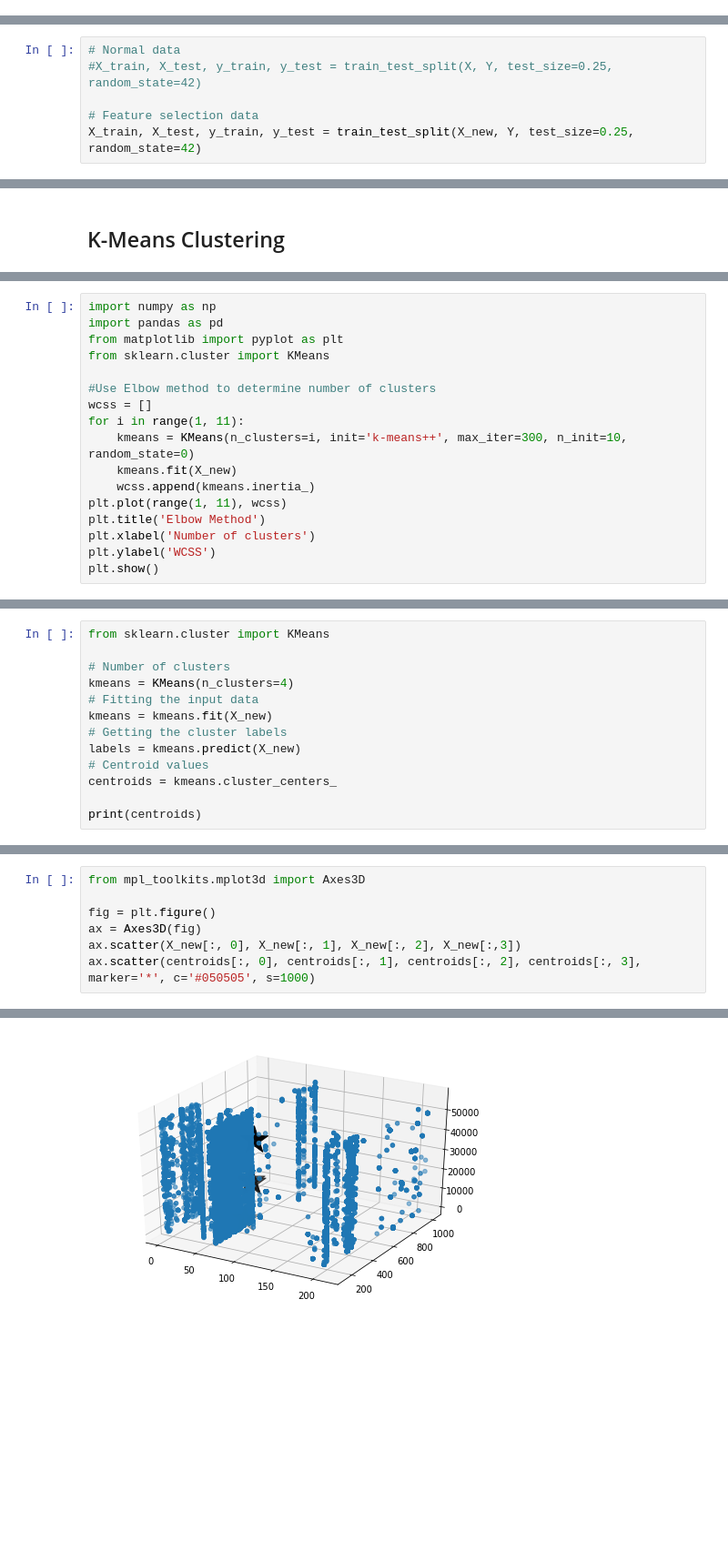
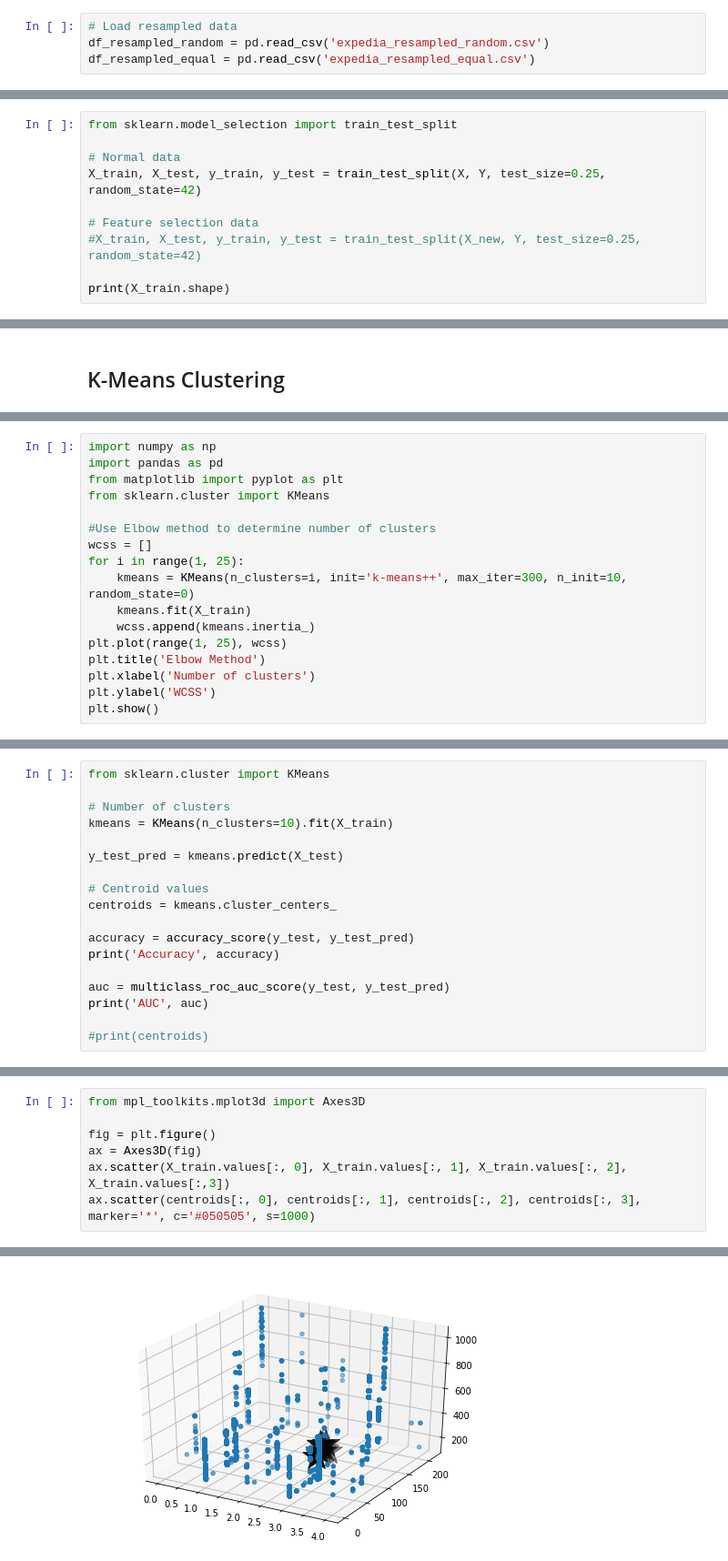
Before and after one commit to alexlisa9/finalProject_EE461P, a Jupyter notebook: K-Means Clustering and Catboost.ipynb, the cells around one changed output, grey strips where cells are left out. Shown at 91% size. Cells and saved outputs as stored; diff of their text form; blank space fills up the shorter version.

Commit message:
K-means clustering

```diff
--- a/K-Means Clustering and Catboost.ipynb
+++ b/K-Means Clustering and Catboost.ipynb
@@ -71,0 +85,4 @@ df_resampled_equal.to_csv('expedia_resampled_equal.csv', index=False)
+# %%
+# Load resampled data
+df_resampled_random = pd.read_csv('expedia_resampled_random.csv')
+df_resampled_equal = pd.read_csv('expedia_resampled_equal.csv')
@@ -126,6 +191,10 @@ print(X_new.shape)
 # %%
+from sklearn.model_selection import train_test_split
+
 # Normal data
-#X_train, X_test, y_train, y_test = train_test_split(X, Y, test_size=0.25, random_state=42)
+X_train, X_test, y_train, y_test = train_test_split(X, Y, test_size=0.25, random_state=42)
 
 # Feature selection data
-X_train, X_test, y_train, y_test = train_test_split(X_new, Y, test_size=0.25, random_state=42)
+#X_train, X_test, y_train, y_test = train_test_split(X_new, Y, test_size=0.25, random_state=42)
+
+print(X_train.shape)
@@ -139,11 +235,11 @@ from sklearn.cluster import KMeans
 
 #Use Elbow method to determine number of clusters
 wcss = []
-for i in range(1, 11):
+for i in range(1, 25):
     kmeans = KMeans(n_clusters=i, init='k-means++', max_iter=300, n_init=10, random_state=0)
-    kmeans.fit(X_new)
+    kmeans.fit(X_train)
     wcss.append(kmeans.inertia_)
-plt.plot(range(1, 11), wcss)
+plt.plot(range(1, 25), wcss)
 plt.title('Elbow Method')
 plt.xlabel('Number of clusters')
 plt.ylabel('WCSS')
@@ -154,13 +250,18 @@ plt.show()
 from sklearn.cluster import KMeans
 
 # Number of clusters
-kmeans = KMeans(n_clusters=4)
-# Fitting the input data
-kmeans = kmeans.fit(X_new)
-# Getting the cluster labels
-labels = kmeans.predict(X_new)
+kmeans = KMeans(n_clusters=10).fit(X_train)
+
+y_test_pred = kmeans.predict(X_test)
+
 # Centroid values
 centroids = kmeans.cluster_centers_
 
-print(centroids)
+accuracy = accuracy_score(y_test, y_test_pred)
+print('Accuracy', accuracy)
+
+auc = multiclass_roc_auc_score(y_test, y_test_pred)
+print('AUC', auc)
+
+#print(centroids)
 # %% [output]
@@ -179,10 +270,10 @@ print(centroids)
 # %%
 from mpl_toolkits.mplot3d import Axes3D
 
 fig = plt.figure()
 ax = Axes3D(fig)
-ax.scatter(X_new[:, 0], X_new[:, 1], X_new[:, 2], X_new[:,3])
+ax.scatter(X_train.values[:, 0], X_train.values[:, 1], X_train.values[:, 2], X_train.values[:,3])
 ax.scatter(centroids[:, 0], centroids[:, 1], centroids[:, 2], centroids[:, 3], marker='*', c='#050505', s=1000)
 # %% [output]
 <mpl_toolkits.mplot3d.art3d.Path3DCollection at 0x...>
-[figure, old version]
+[figure, new version]
```
Also changed, not shown: parts of 18 cells of this notebook.
